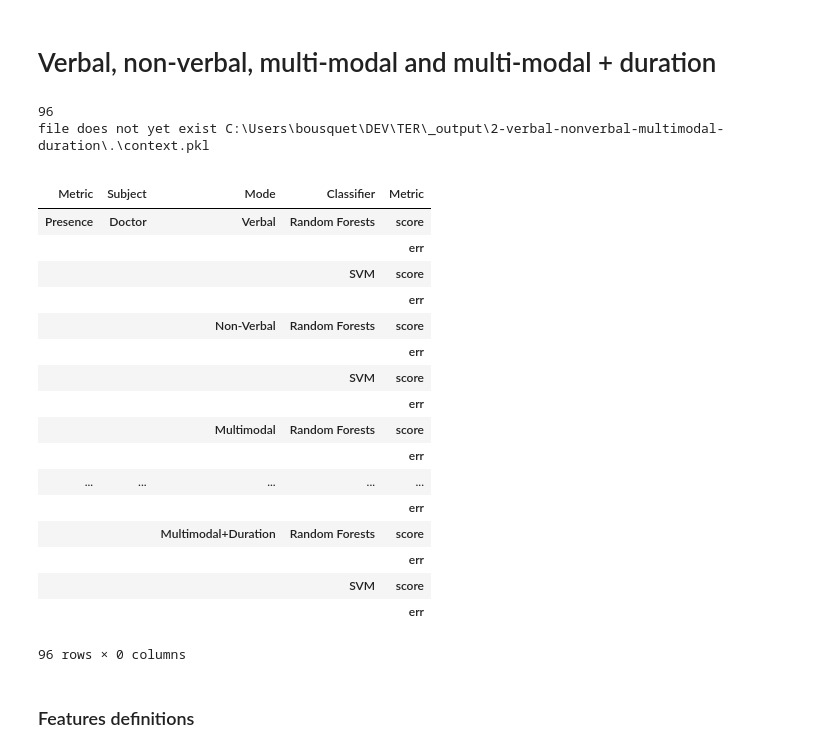
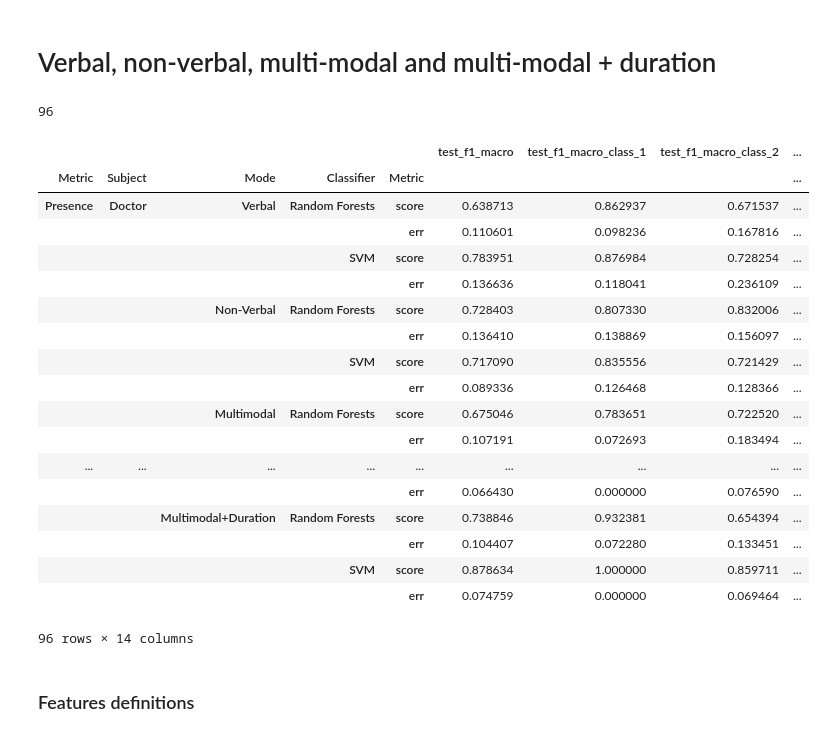
Before and after one commit to jbousque/predictionPresence, a Jupyter notebook: src/Learn.ipynb, the cells around one changed output. Cells and saved outputs as stored; diff of their text form; code cells hidden in the pictures.

```diff
--- a/src/Learn.ipynb
+++ b/src/Learn.ipynb
@@ -874,54 +946,53 @@ dh = DataHandler('2-verbal-nonverbal-multimodal-duration')
 scores_df_index = [['Presence', 'Co-Presence'],
              ['Doctor', 'Agent', 'Doctor+Agent'],
              ['Verbal', 'Non-Verbal', 'Multimodal', 'Multimodal+Duration'],
              ['Random Forests', 'SVM'],
              ['score', 'err']
             ]
 scores_df_multiindex = pd.MultiIndex.from_product(scores_df_index,
                                                   names=['Metric', 'Subject', 'Mode', 'Classifier', 'Metric'])
 
 scores_df = dh.load_obj('results', 'scores')
 print(len(scores_df_multiindex.to_flat_index()))
 if scores_df is None:
     scores_df = pd.DataFrame(index=scores_df_multiindex)
     #scores_df = pd.DataFrame(np.zeros((len(scores_df_multiindex.to_flat_index()),4)),
     #                         index=scores_df_multiindex,
     #                         columns=scores_df_columns)
     #scores_df['params'] = scores_df['params'].apply(str)
     #scores_df['params'] = ''
     dh.save_obj(scores_df, 'results', 'scores')
 
 
 context_df = dh.load_obj('.', 'context')
 if context_df is None:
     context_df = pd.DataFrame(index=scores_df_multiindex)
     context_df['Best Params'] = ''
     context_df['Best Params'] = context_df['Best Params'].apply(str)
-    dh.save_obj(params_df, '.', 'context')
+    dh.save_obj(context_df, '.', 'context')
 
 scores_df
 # %% [output]
 96
-file does not yet exist C:\Users\bousquet\DEV\TER\_output\2-verbal-nonverbal-multimodal-duration\.\context.pkl
-|  |  |  |  |  |
-| Metric | Subject | Mode | Classifier | Metric |
-| Presence | Doctor | Verbal | Random Forests | score |
-|  |  |  |  | err |
-|  |  |  | SVM | score |
-|  |  |  |  | err |
-|  |  | Non-Verbal | Random Forests | score |
-|  |  |  |  | err |
-|  |  |  | SVM | score |
-|  |  |  |  | err |
-|  |  | Multimodal | Random Forests | score |
-|  |  |  |  | err |
-| ... | ... | ... | ... | ... |
-|  |  |  |  | err |
-|  |  | Multimodal+Duration | Random Forests | score |
-|  |  |  |  | err |
-|  |  |  | SVM | score |
-|  |  |  |  | err |
+|  |  |  |  |  | test_f1_macro | test_f1_macro_class_1 | test_f1_macro_class_2 | ... |
+| Metric | Subject | Mode | Classifier | Metric |  |  |  | ... |
+| Presence | Doctor | Verbal | Random Forests | score | 0.638713 | 0.862937 | 0.671537 | ... |
+|  |  |  |  | err | 0.110601 | 0.098236 | 0.167816 | ... |
+|  |  |  | SVM | score | 0.783951 | 0.876984 | 0.728254 | ... |
+|  |  |  |  | err | 0.136636 | 0.118041 | 0.236109 | ... |
+|  |  | Non-Verbal | Random Forests | score | 0.728403 | 0.807330 | 0.832006 | ... |
+|  |  |  |  | err | 0.136410 | 0.138869 | 0.156097 | ... |
+|  |  |  | SVM | score | 0.717090 | 0.835556 | 0.721429 | ... |
+|  |  |  |  | err | 0.089336 | 0.126468 | 0.128366 | ... |
+|  |  | Multimodal | Random Forests | score | 0.675046 | 0.783651 | 0.722520 | ... |
+|  |  |  |  | err | 0.107191 | 0.072693 | 0.183494 | ... |
+| ... | ... | ... | ... | ... | ... | ... | ... | ... |
+|  |  |  |  | err | 0.066430 | 0.000000 | 0.076590 | ... |
+|  |  | Multimodal+Duration | Random Forests | score | 0.738846 | 0.932381 | 0.654394 | ... |
+|  |  |  |  | err | 0.104407 | 0.072280 | 0.133451 | ... |
+|  |  |  | SVM | score | 0.878634 | 1.000000 | 0.859711 | ... |
+|  |  |  |  | err | 0.074759 | 0.000000 | 0.069464 | ... |
-96 rows × 0 columns
+96 rows × 14 columns
 # %% [markdown]
 ### Features definitions
 # %%
```
Also changed, not shown: parts of 20 cells of this notebook.
